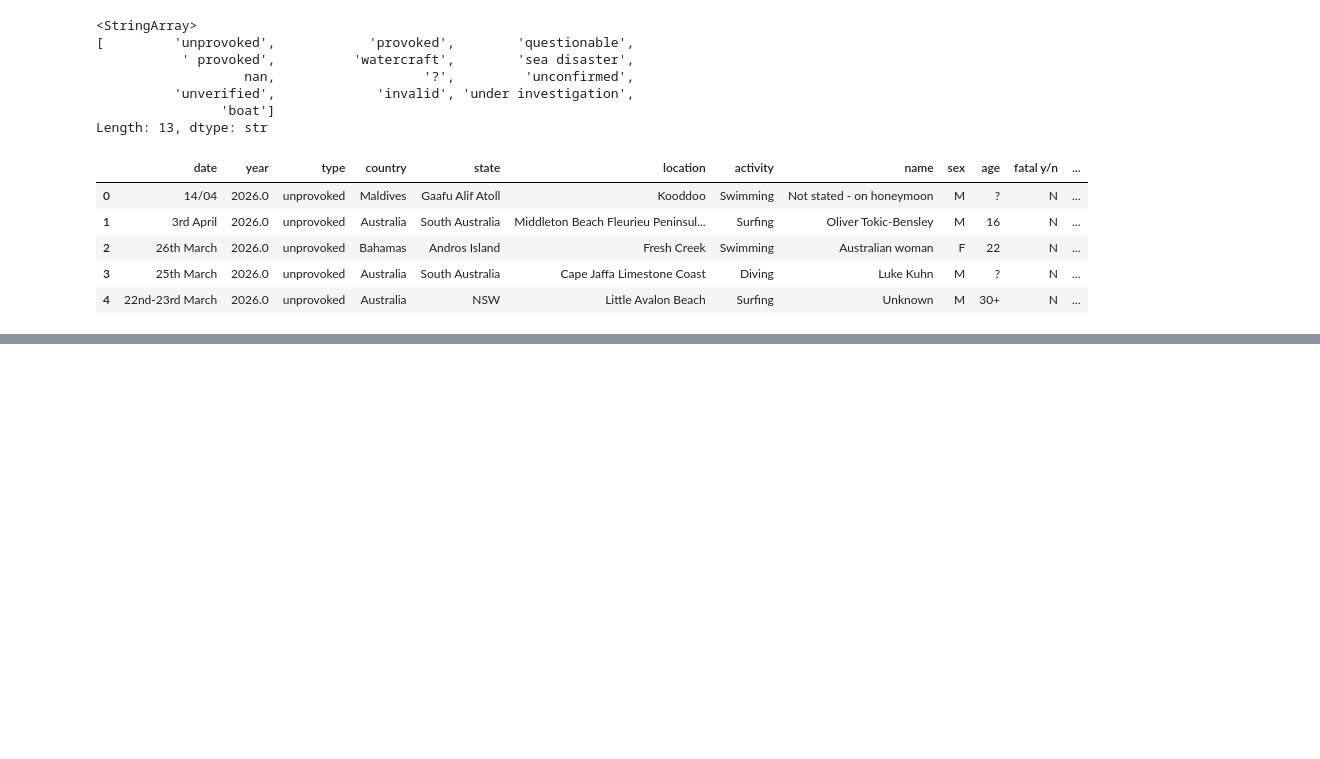
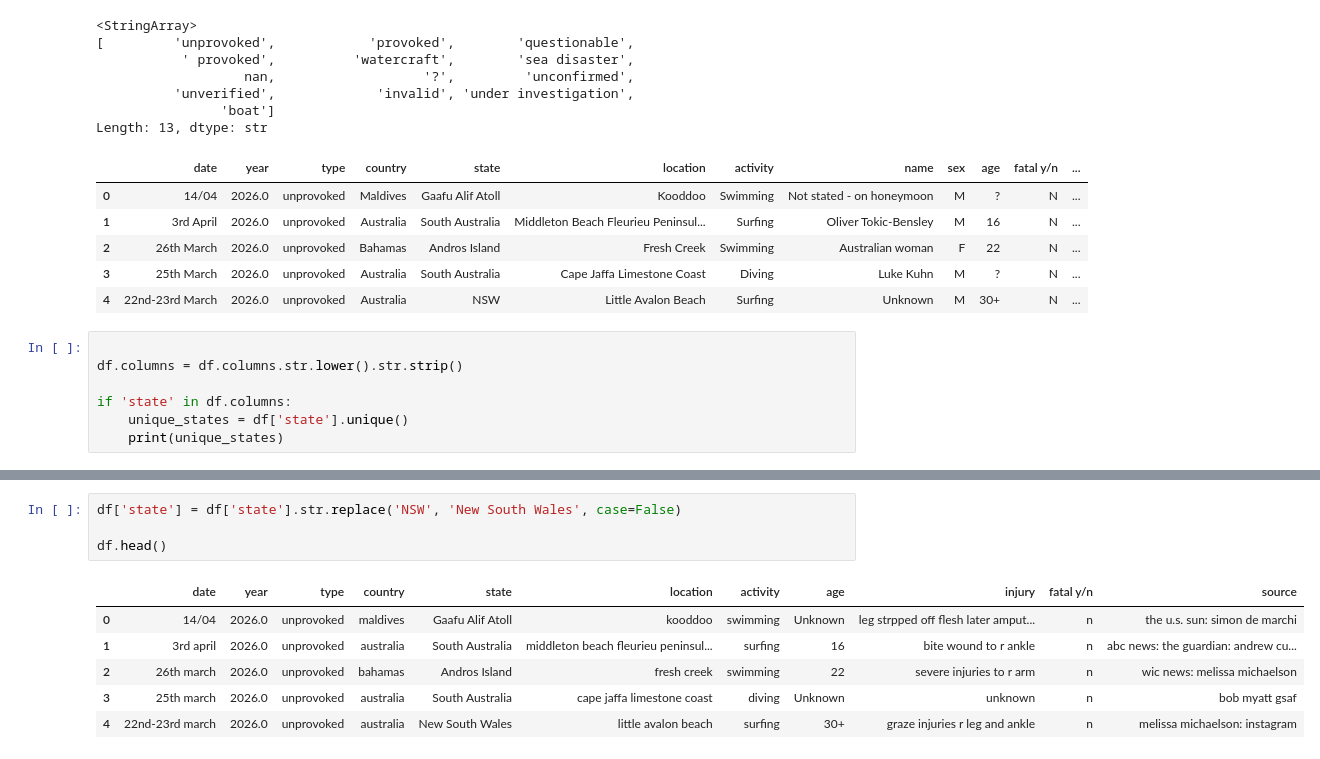
Before and after one commit to nailaikhenazenni-afk/proyecto-shark-attacks, a Jupyter notebook: proyecto-shark.ipynb, the cells around one changed output, grey strips where cells are left out. Cells and saved outputs as stored; diff of their text form; blank space fills up the shorter version.

```diff
--- a/proyecto-shark.ipynb
+++ b/proyecto-shark.ipynb
@@ -97,3 +64,10 @@ Length: 13, dtype: str
 | 2 | 26th March | 2026.0 | unprovoked | Bahamas | Andros Island | Fresh Creek | Swimming | Australian woman | F | 22 | N | ... |
 | 3 | 25th March | 2026.0 | unprovoked | Australia | South Australia | Cape Jaffa Limestone Coast | Diving | Luke Kuhn | M | ? | N | ... |
 | 4 | 22nd-23rd March | 2026.0 | unprovoked | Australia | NSW | Little Avalon Beach | Surfing | Unknown | M | 30+ | N | ... |
+# %%
+
+df.columns = df.columns.str.lower().str.strip()
+
+if 'state' in df.columns:
+    unique_states = df['state'].unique()
+    print(unique_states)
@@ -99,0 +88,11 @@ Length: 13, dtype: str
+# %%
+df['state'] = df['state'].str.replace('NSW', 'New South Wales', case=False)
+
+df.head()
+# %% [output]
+|  | date | year | type | country | state | location | activity | age | injury | fatal y/n | source |
+| 0 | 14/04 | 2026.0 | unprovoked | maldives | Gaafu Alif Atoll | kooddoo | swimming | Unknown | leg strpped off flesh later amput... | n | the u.s. sun: simon de marchi |
+| 1 | 3rd april | 2026.0 | unprovoked | australia | South Australia | middleton beach fleurieu peninsul... | surfing | 16 | bite wound to r ankle | n | abc news: the guardian: andrew cu... |
+| 2 | 26th march | 2026.0 | unprovoked | bahamas | Andros Island | fresh creek | swimming | 22 | severe injuries to r arm | n | wic news: melissa michaelson |
+| 3 | 25th march | 2026.0 | unprovoked | australia | South Australia | cape jaffa limestone coast | diving | Unknown | unknown | n | bob myatt gsaf |
+| 4 | 22nd-23rd march | 2026.0 | unprovoked | australia | New South Wales | little avalon beach | surfing | 30+ | graze injuries r leg and ankle | n | melissa michaelson: instagram |
```
Also changed, not shown: parts of 15 cells of this notebook.
